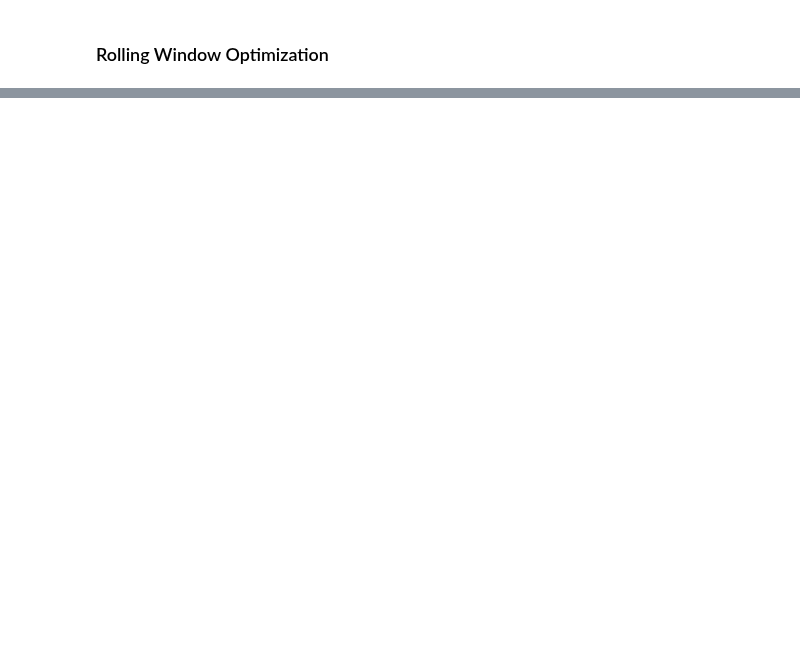
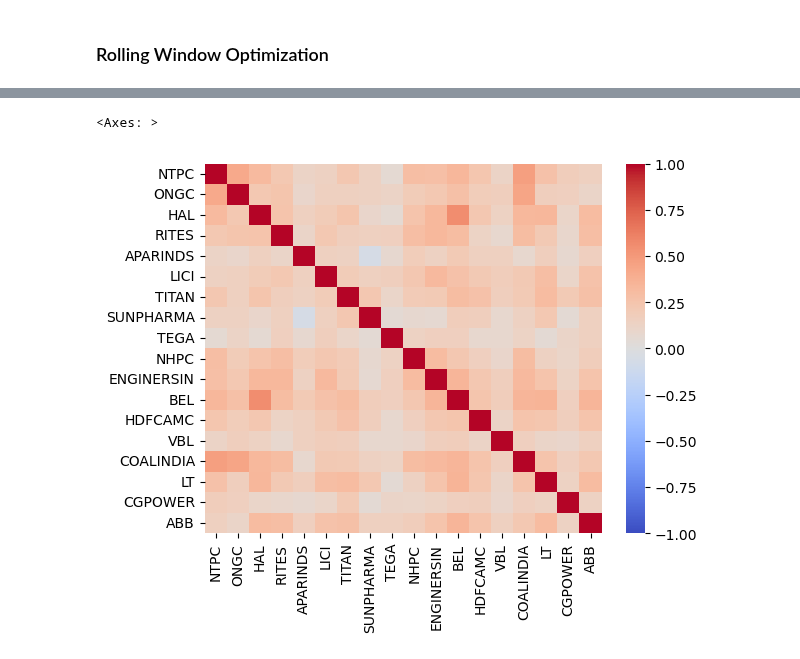
Before and after one commit to sabyabhoi/Portfolio-Manager, a Jupyter notebook: src/skfolio_testing.ipynb, the cells around one changed output, grey strips where cells are left out. Saved outputs shown, nothing was run; the diff lists cells and outputs as text; code cells hidden in the pictures; blank space fills up the shorter version.

```diff
--- a/src/skfolio_testing.ipynb
+++ b/src/skfolio_testing.ipynb
@@ -165,0 +216,7 @@ population.composition() * 1_00_000
+# %%
+import seaborn as sns
+
+sns.heatmap(ret.corr(method='spearman'), cmap='coolwarm', vmin=-1, vmax=1)
+# %% [output]
+<Axes: >
+[figure, added]
```
Also changed, not shown: parts of 19 cells of this notebook, 3 other files.
